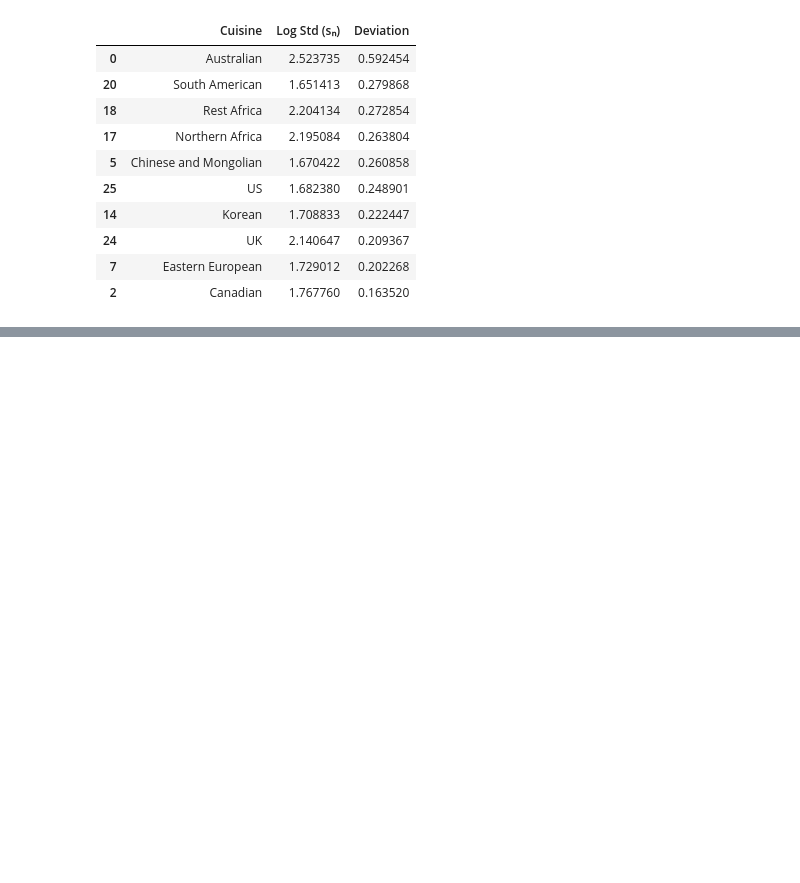
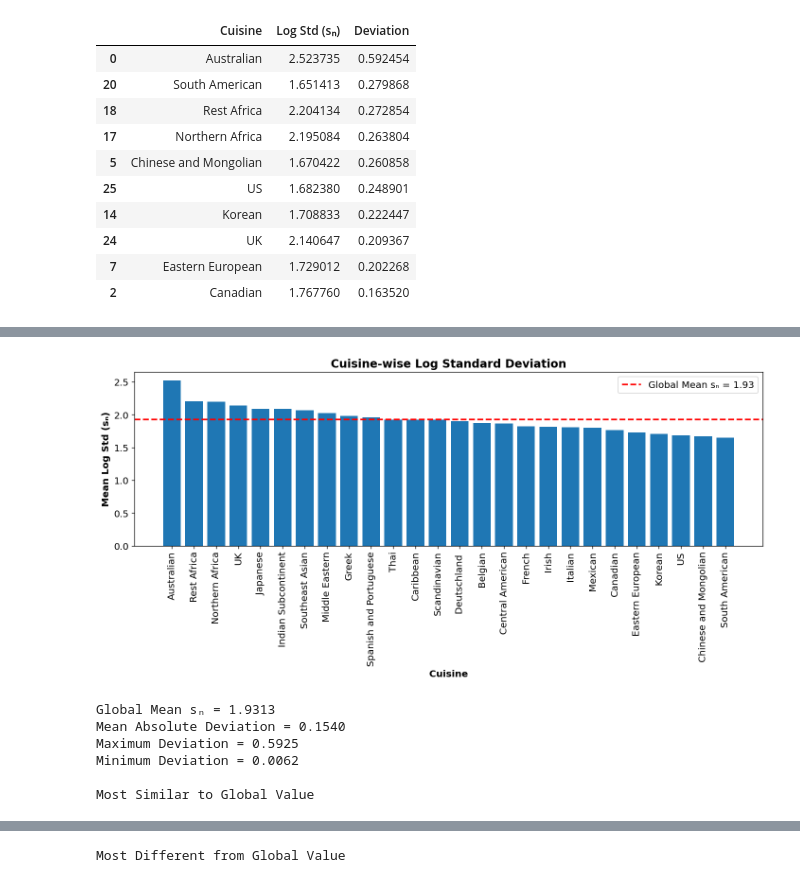
Before and after one commit to harsh23229/Universal-statistical-laws-governing-culinary-design, a Jupyter notebook: update_nutrition_analysis.ipynb, the cells around one changed output, grey strips where cells are left out. Saved outputs shown, nothing was run; the diff lists cells and outputs as text; code cells hidden in the pictures; blank space fills up the shorter version.

```diff
--- a/update_nutrition_analysis.ipynb
+++ b/update_nutrition_analysis.ipynb
@@ -1296,0 +1414,79 @@ display(deviation_df.head(10))
+# %%
+# ============================================================
+# Cell 16: Cuisine-wise Constant sₙ Analysis
+# ============================================================
+
+plot_df = deviation_df.sort_values(
+    "Log Std (sₙ)",
+    ascending=False
+)
+
+plt.figure(figsize=(12, 6))
+
+plt.bar(
+    plot_df["Cuisine"],
+    plot_df["Log Std (sₙ)"]
+)
+
+# Global reference value
+plt.axhline(
+    global_s,
+    linestyle="--",
+    linewidth=2,
+    color="red",
+    label=f"Global Mean sₙ = {global_s:.2f}"
+)
+
+plt.xticks(rotation=90)
+
+plt.ylabel("Mean Log Std (sₙ)")
+plt.xlabel("Cuisine")
+plt.title("Cuisine-wise Log Standard Deviation")
+
+plt.legend()
+
+plt.tight_layout()
+plt.show()
+
+# ------------------------------------------------------------
+# Summary Statistics
+# ------------------------------------------------------------
+
+print(f"Global Mean sₙ = {global_s:.4f}")
+
+print(
+    f"Mean Absolute Deviation = "
+    f"{deviation_df['Deviation'].mean():.4f}"
+)
+
+print(
+    f"Maximum Deviation = "
+    f"{deviation_df['Deviation'].max():.4f}"
+)
+
+print(
+    f"Minimum Deviation = "
+    f"{deviation_df['Deviation'].min():.4f}"
+)
+
+# Most similar cuisines
+print("\nMost Similar to Global Value")
+display(
+    deviation_df.sort_values("Deviation")
+    .head(5)
+)
+
+# Most different cuisines
+print("\nMost Different from Global Value")
+display(
+    deviation_df.sort_values("Deviation", ascending=False)
+    .head(5)
+)
+# %% [output]
+[figure, added]
+Global Mean sₙ = 1.9313
+Mean Absolute Deviation = 0.1540
+Maximum Deviation = 0.5925
+Minimum Deviation = 0.0062
+
+Most Similar to Global Value
@@ -1296,0 +1499 @@ display(deviation_df.head(10))
+Most Different from Global Value
```
Also changed, not shown: parts of 17 cells of this notebook.
